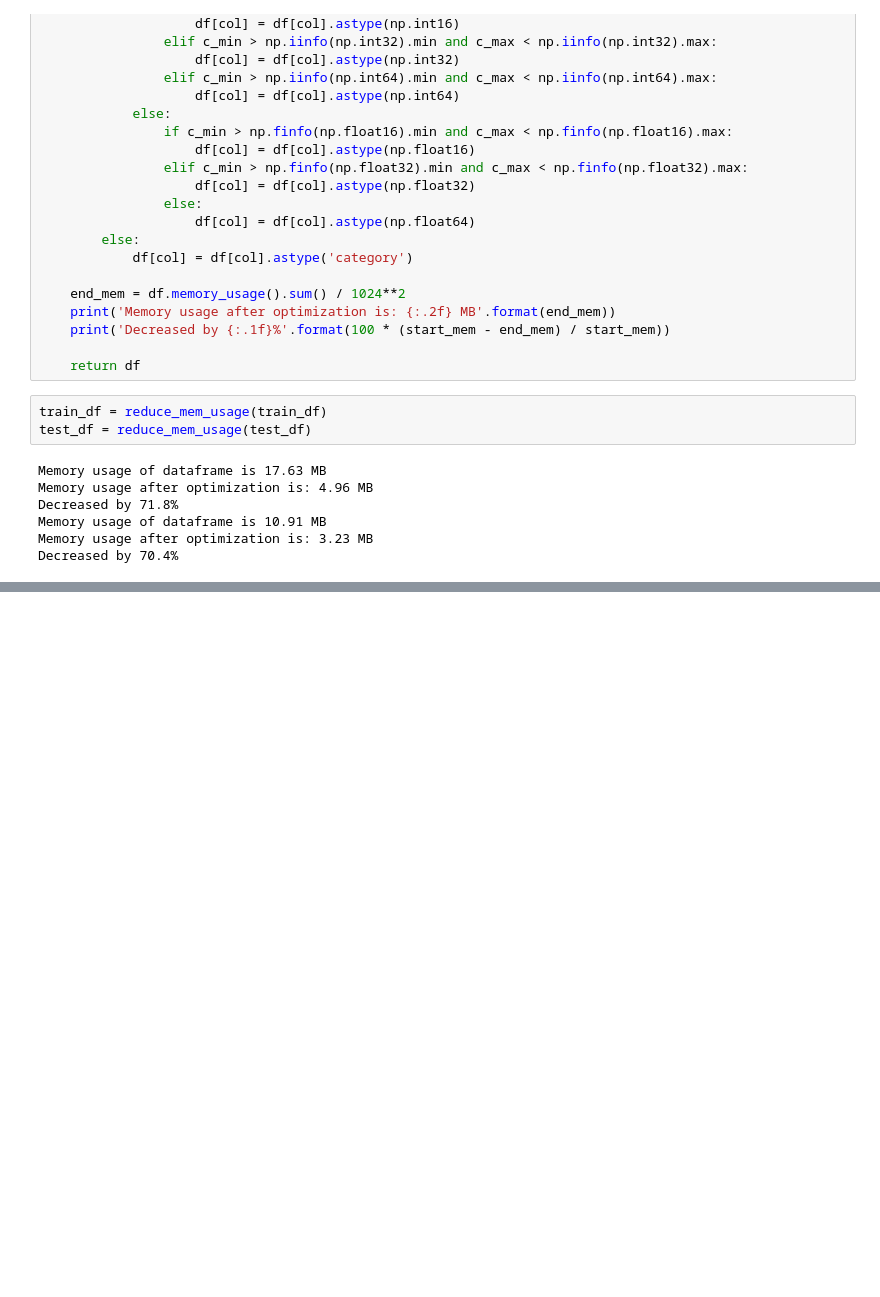
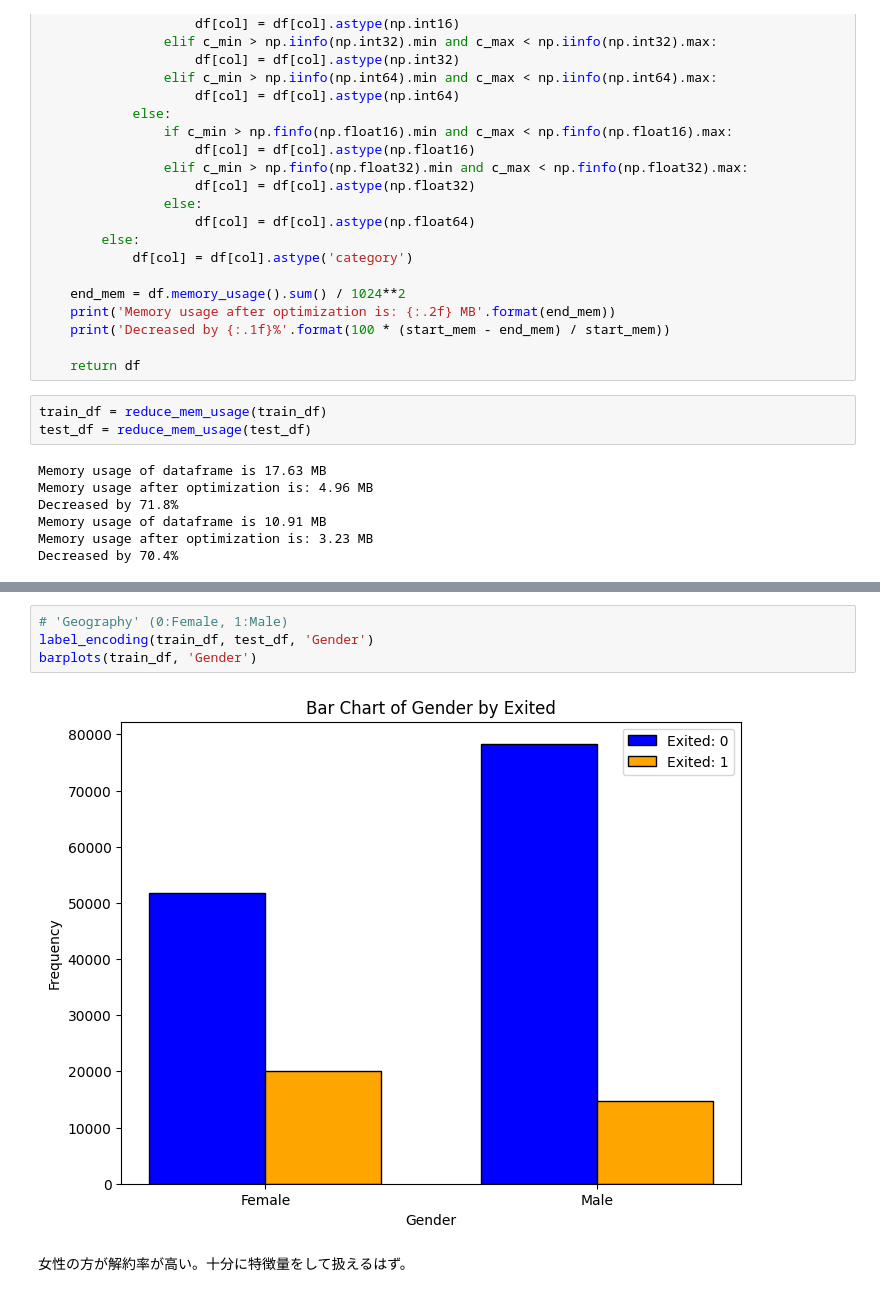
Before and after one commit to skyshine460/Binary-Classification-with-a-Bank-Churn-Dataset, a Jupyter notebook: notebookf7f7e4f5c0.ipynb, the cells around one changed output, grey strips where cells are left out. Saved outputs shown, nothing was run; the diff lists cells and outputs as text; blank space fills up the shorter version.

```diff
--- a/notebookf7f7e4f5c0.ipynb
+++ b/notebookf7f7e4f5c0.ipynb
@@ -144,0 +239,8 @@ Decreased by 70.4%
+# %%
+# 'Geography' (0:Female, 1:Male)
+label_encoding(train_df, test_df, 'Gender')
+barplots(train_df, 'Gender')
+# %% [output]
+[figure, added]
+# %% [markdown]
+女性の方が解約率が高い。十分に特徴量をして扱えるはず。
```
Also changed, not shown: parts of 54 cells of this notebook.
